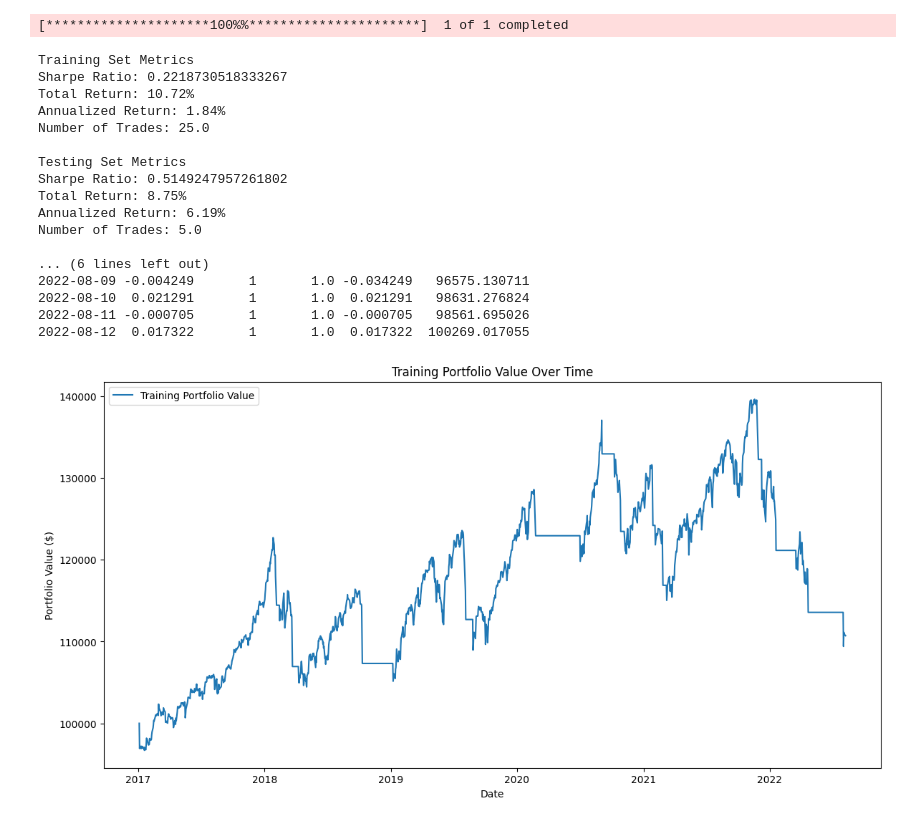
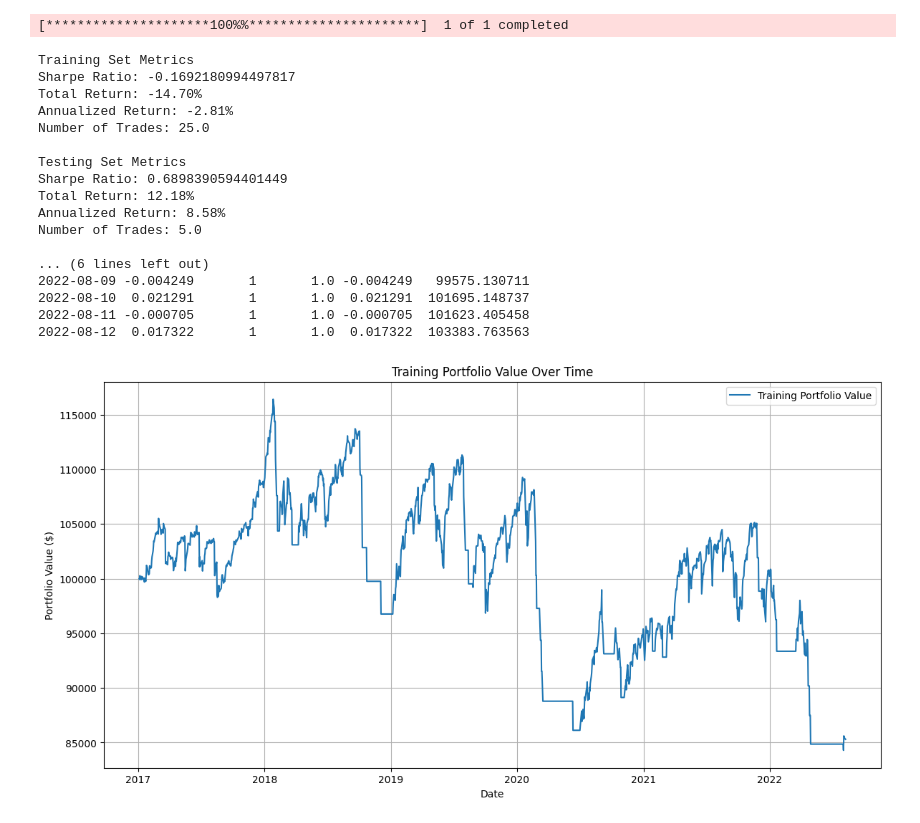
Before and after one commit to astronaut505/tradingtroll, a Jupyter notebook: testsecond.ipynb, the cells around one changed output. Drawn from its saved outputs; the diff is of its cells as text; code cells hidden in the pictures.

Commit message:
test final3

```diff
--- a/testsecond.ipynb
+++ b/testsecond.ipynb
@@ -15,6 +15,9 @@ data = yf.download(ticker, start=start_date, end=end_date)
 data = data[['Adj Close']].copy()
 data['Returns'] = data['Adj Close'].pct_change()
 data = data.dropna()
+
+# Calculate rolling volatility (standard deviation)
+data['Volatility'] = data['Returns'].rolling(window=20).std()
 
 # Split data into training and testing sets (80% training, 20% testing)
 split_date = data.index[int(0.8 * len(data))]
@@ -45,20 +48,25 @@ good_regime = train_data.groupby('Regime')['Regime_Returns'].mean().idxmax()
 train_data.loc[:, 'Signal'] = np.where(train_data['Regime'] == good_regime, 1, 0)
 test_data.loc[:, 'Signal'] = np.where(test_data['Regime'] == good_regime, 1, 0)
 
-# Backtest the strategy
+# Backtest the strategy with stop-loss based on volatility
 initial_capital = 100000
 trading_cost = 0.03
+stop_loss_multiplier = 2  # You can adjust this value as needed
 
-def backtest(data, initial_capital):
+def backtest_with_stop_loss(data, initial_capital, stop_loss_multiplier):
     data.loc[:, 'Position'] = data['Signal'].shift(1)
     data.loc[:, 'Position'] = data['Position'].fillna(0)
     data.loc[:, 'Strategy'] = data['Position'] * data['Returns']
-    data.loc[:, 'Strategy'] = data['Strategy'] - trading_cost * np.abs(data['Position'].diff()).fillna(0)
+
+    # Implement stop-loss
+    data.loc[:, 'Stop_Loss'] = -stop_loss_multiplier * data['Volatility']
+    data.loc[:, 'Strategy'] = np.where(data['Returns'] < data['Stop_Loss'], -trading_cost, data['Strategy'])
+
     data.loc[:, 'Portfolio'] = initial_capital * (1 + data['Strategy']).cumprod()
     return data
 
-train_data = backtest(train_data, initial_capital)
-test_data = backtest(test_data, initial_capital)
+train_data = backtest_with_stop_loss(train_data, initial_capital, stop_loss_multiplier)
+test_data = backtest_with_stop_loss(test_data, initial_capital, stop_loss_multiplier)
 
 # Calculate performance metrics
 def calculate_metrics(data):
@@ -97,7 +105,8 @@ plt.title('Training Portfolio Value Over Time')
 plt.xlabel('Date')
 plt.ylabel('Portfolio Value ($)')
 plt.legend()
-plt.savefig('OutputHMM/training_portfolio_value.png')
+plt.savefig('OutputHMM/training_portfolio_value_with_stop_loss.png')
+plt.grid()
 plt.show()
 
 # Plot portfolio value for testing set
@@ -107,45 +116,47 @@ plt.title('Testing Portfolio Value Over Time')
 plt.xlabel('Date')
 plt.ylabel('Portfolio Value ($)')
 plt.legend()
-plt.savefig('OutputHMM/testing_portfolio_value.png')
+plt.savefig('OutputHMM/testing_portfolio_value_with_stop_loss.png')
+plt.grid()
 plt.show()
 
 # Plot stock price with regimes for training and testing sets
 fig, ax = plt.subplots(figsize=(14, 7))
 data['Adj Close'].plot(ax=ax, color='black', lw=1)
 regime_colors = {0: 'red', 1: 'green'}
 
 for regime in train_data['Regime'].unique():
     mask = train_data['Regime'] == regime
     ax.plot(train_data.index[mask], train_data['Adj Close'][mask], linestyle='None', marker='.', color=regime_colors[regime], label=f'Training Regime {regime}')
 
 for regime in test_data['Regime'].unique():
     mask = test_data['Regime'] == regime
     ax.plot(test_data.index[mask], test_data['Adj Close'][mask], linestyle='None', marker='x', color=regime_colors[regime], label=f'Testing Regime {regime}')
 
 ax.set_title('S&P 500 Price with Regimes')
 ax.set_xlabel('Date')
 ax.set_ylabel('Adjusted Close Price ($)')
 ax.legend()
 plt.savefig('OutputHMM/stock_price_with_regimes.png')
+plt.grid()
 plt.show()
 # %% [output]
 [*********************100%%**********************]  1 of 1 completed
 Training Set Metrics
-Sharpe Ratio: 0.2218730518333267
-Total Return: 10.72%
-Annualized Return: 1.84%
+Sharpe Ratio: -0.1692180994497817
+Total Return: -14.70%
+Annualized Return: -2.81%
 Number of Trades: 25.0
 
 Testing Set Metrics
-Sharpe Ratio: 0.5149247957261802
-Total Return: 8.75%
-Annualized Return: 6.19%
+Sharpe Ratio: 0.6898390594401449
+Total Return: 12.18%
+Annualized Return: 8.58%
 Number of Trades: 5.0
 
 ... (6 lines left out)
-2022-08-09 -0.004249       1       1.0 -0.034249   96575.130711
-2022-08-10  0.021291       1       1.0  0.021291   98631.276824
-2022-08-11 -0.000705       1       1.0 -0.000705   98561.695026
-2022-08-12  0.017322       1       1.0  0.017322  100269.017055
+2022-08-09 -0.004249       1       1.0 -0.004249   99575.130711
+2022-08-10  0.021291       1       1.0  0.021291  101695.148737
+2022-08-11 -0.000705       1       1.0 -0.000705  101623.405458
+2022-08-12  0.017322       1       1.0  0.017322  103383.763563
-[figure, old version]
+[figure, new version]
```
Also changed, not shown: parts of 1 cell of this notebook, 2 other files.
